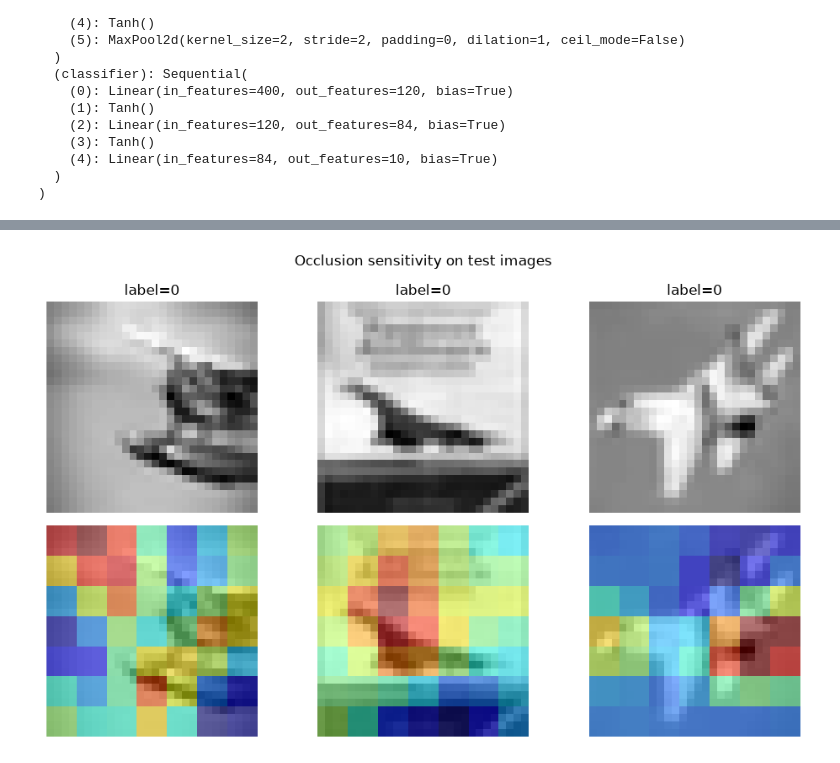
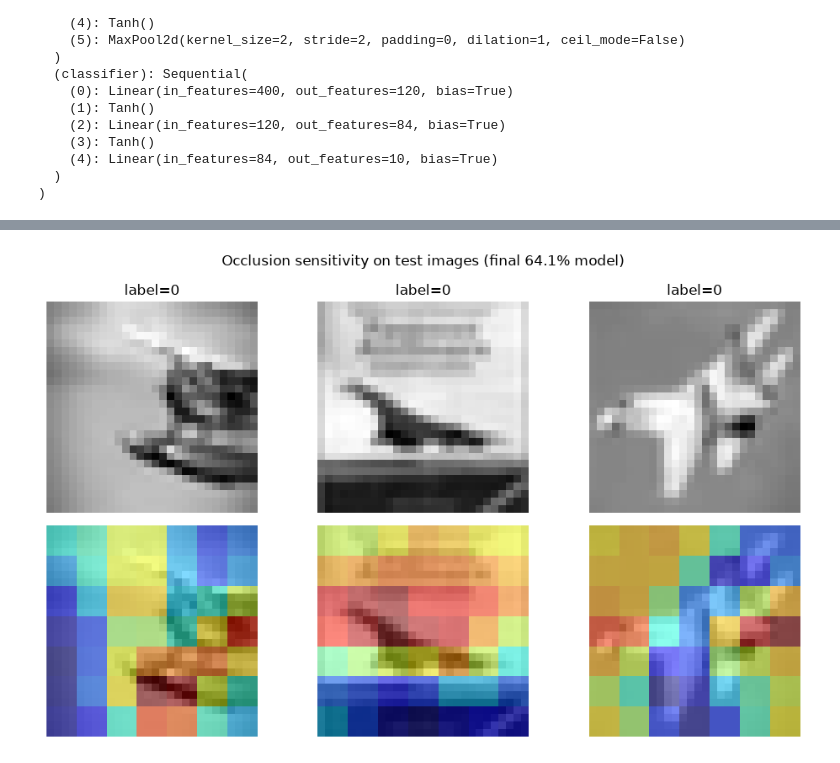
Before and after one commit to SAMMYBOOOOM/Rice-COMP576, a Jupyter notebook: Assignment/A2/part1_cifar10.ipynb, the cells around one changed output, grey strips where cells are left out. Drawn from its saved outputs; the diff is of its cells as text; code cells hidden in the pictures.

```diff
--- a/Assignment/A2/part1_cifar10.ipynb
+++ b/Assignment/A2/part1_cifar10.ipynb
@@ -323,11 +340,0 @@ the training code uses the equivalent fused formulation.
-# %%
-weights = model.features[0].weight.data.cpu().numpy()
-print("conv1 weight shape:", weights.shape)
-
-fig, axes = plt.subplots(1, weights.shape[0], figsize=(12, 2))
-for i in range(weights.shape[0]):
-    axes[i].imshow(weights[i, 0], cmap='gray')
-    axes[i].set_title(f'Filter {i}')
-    axes[i].axis('off')
-plt.tight_layout()
-plt.show()
@@ -511,0 +634,20 @@ A learning rate that is too small (1e-4) converges too slowly within a short bud
+# %%
+# ===== Filter visualisation =====
+import math
+
+weights = final_model.features[0].weight.data.cpu().numpy()
+n_filters = weights.shape[0]
+print("conv1 weight shape:", weights.shape)
+
+ncols = 8
+nrows = math.ceil(n_filters / ncols)
+fig, axes = plt.subplots(nrows, ncols, figsize=(ncols * 1.5, nrows * 1.5))
+axes = axes.ravel()
+for i in range(n_filters):
+    axes[i].imshow(weights[i, 0], cmap='gray')
+    axes[i].set_title(f'F{i}', fontsize=8)
+    axes[i].axis('off')
+for i in range(n_filters, len(axes)):
+    axes[i].axis('off')
+fig.suptitle(f'Conv1 filters of the >55% CIFAR-10 model (N={n_filters})')
+plt.tight_layout(); plt.show()
@@ -568,34 +795,34 @@ how features evolve during training, and where the architecture can be improved.
 # Optional: occlusion sensitivity on test images (Zeiler & Fergus)
 def occlusion_heatmap(model, img, label, patch=8, stride=4):
     model.eval()
     H, W = img.shape[-2:]
     heat = np.zeros((H, W)); counts = np.zeros((H, W))
     inp = img.unsqueeze(0)
     if cuda: inp = inp.cuda()
     with torch.no_grad():
         base = F.softmax(model(inp)[0], 1)[0, label].item()
         for i in range(0, H - patch + 1, stride):
             for j in range(0, W - patch + 1, stride):
                 occ = img.clone()
                 occ[:, i:i+patch, j:j+patch] = 0.0
                 o = occ.unsqueeze(0)
                 if cuda: o = o.cuda()
                 p = F.softmax(model(o)[0], 1)[0, label].item()
                 heat[i:i+patch, j:j+patch] += (base - p)
                 counts[i:i+patch, j:j+patch] += 1
     return heat / np.maximum(counts, 1)
 
-model.eval()
+final_model.eval()
 imgs, labels = next(iter(test_loader))
 fig, axes = plt.subplots(2, 3, figsize=(10, 6))
 for k in range(3):
     img, lab = imgs[k], labels[k].item()
-    hm = occlusion_heatmap(model, img, lab)
+    hm = occlusion_heatmap(final_model, img, lab)
     axes[0, k].imshow(img[0].cpu(), cmap='gray')
     axes[0, k].set_title(f'label={lab}'); axes[0, k].axis('off')
     axes[1, k].imshow(img[0].cpu(), cmap='gray')
     axes[1, k].imshow(hm, cmap='jet', alpha=0.5); axes[1, k].axis('off')
-plt.suptitle('Occlusion sensitivity on test images')
+plt.suptitle('Occlusion sensitivity on test images (final 64.1% model)')
 plt.tight_layout(); plt.show()
 # %% [output]
-[figure, old version]
+[figure, new version]
```
Also changed, not shown: parts of 16 cells of this notebook, 10 other files.
